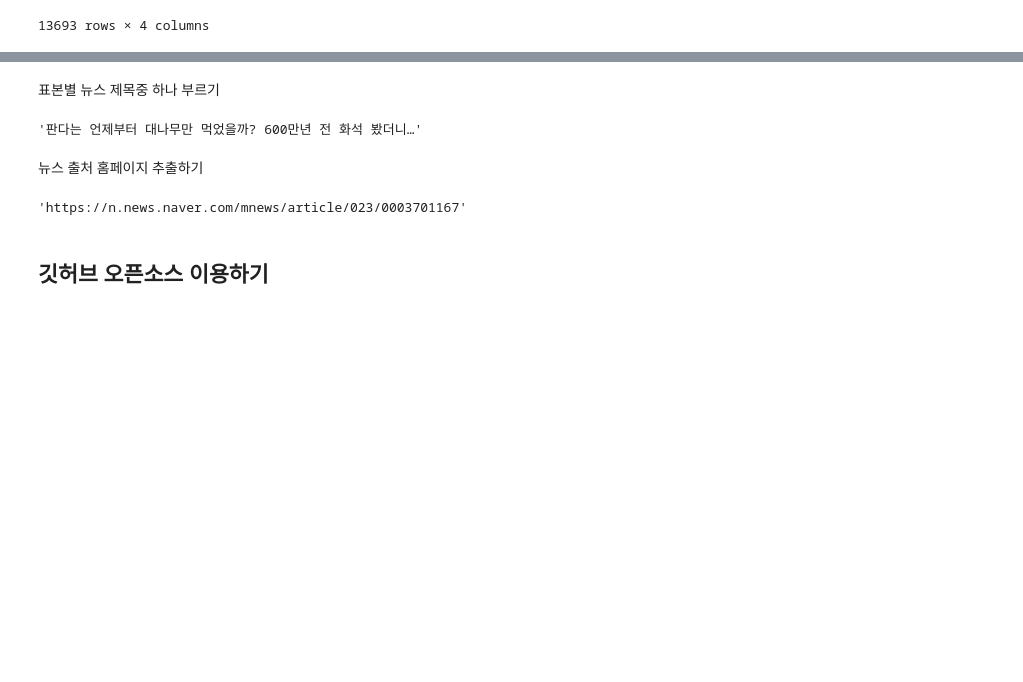
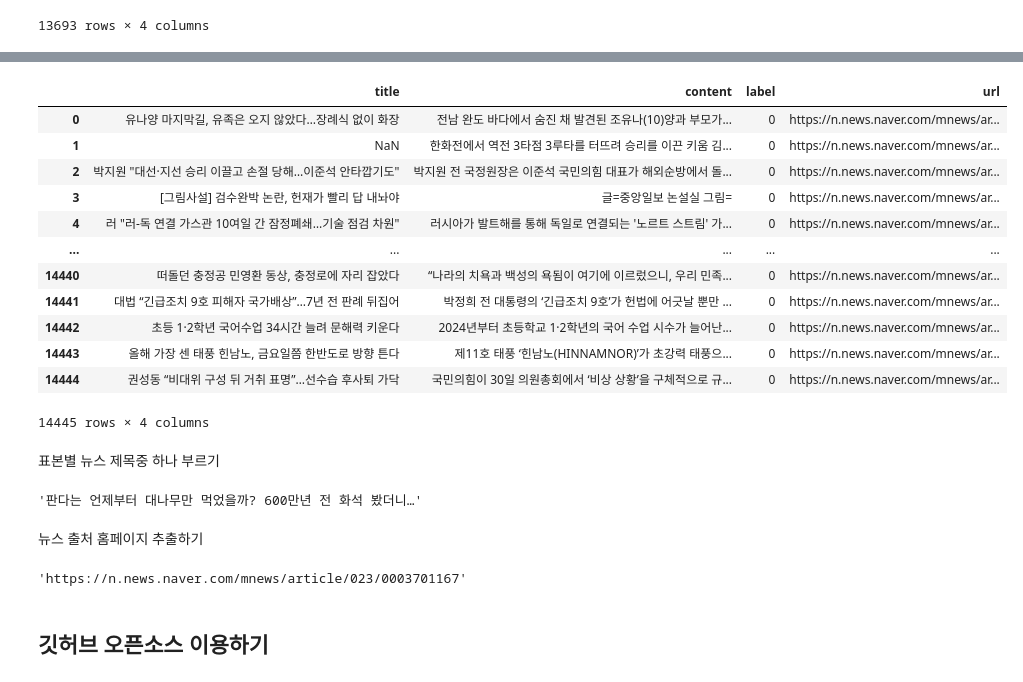
Before and after one commit to soldierzeus/bigdata_thunder, a Jupyter notebook: bigdata2/practice_bigdata_project.ipynb, the cells around one changed output, grey strips where cells are left out. Saved outputs shown, nothing was run; the diff lists cells and outputs as text; code cells hidden in the pictures; blank space fills up the shorter version.

```diff
--- a/bigdata2/practice_bigdata_project.ipynb
+++ b/bigdata2/practice_bigdata_project.ipynb
@@ -37,0 +70,16 @@ chosun_eilbo_database
+# %%
+midlle_eilbo_database
+# %% [output]
+|  | title | content | label | url |
+| 0 | 유나양 마지막길, 유족은 오지 않았다…장례식 없이 화장 | 전남 완도 바다에서 숨진 채 발견된 조유나(10)양과 부모가... | 0 | https://n.news.naver.com/mnews/ar... |
+| 1 | NaN | 한화전에서 역전 3타점 3루타를 터뜨려 승리를 이끈 키움 김... | 0 | https://n.news.naver.com/mnews/ar... |
+| 2 | 박지원 "대선·지선 승리 이끌고 손절 당해…이준석 안타깝기도" | 박지원 전 국정원장은 이준석 국민의힘 대표가 해외순방에서 돌... | 0 | https://n.news.naver.com/mnews/ar... |
+| 3 | [그림사설] 검수완박 논란, 헌재가 빨리 답 내놔야 | 글=중앙일보 논설실 그림= | 0 | https://n.news.naver.com/mnews/ar... |
+| 4 | 러 "러-독 연결 가스관 10여일 간 잠정폐쇄…기술 점검 차원" | 러시아가 발트해를 통해 독일로 연결되는 '노르트 스트림' 가... | 0 | https://n.news.naver.com/mnews/ar... |
+| ... | ... | ... | ... | ... |
+| 14440 | 떠돌던 충정공 민영환 동상, 충정로에 자리 잡았다 | “나라의 치욕과 백성의 욕됨이 여기에 이르렀으니, 우리 민족... | 0 | https://n.news.naver.com/mnews/ar... |
+| 14441 | 대법 “긴급조치 9호 피해자 국가배상”…7년 전 판례 뒤집어 | 박정희 전 대통령의 ‘긴급조치 9호’가 헌법에 어긋날 뿐만 ... | 0 | https://n.news.naver.com/mnews/ar... |
+| 14442 | 초등 1·2학년 국어수업 34시간 늘려 문해력 키운다 | 2024년부터 초등학교 1·2학년의 국어 수업 시수가 늘어난... | 0 | https://n.news.naver.com/mnews/ar... |
+| 14443 | 올해 가장 센 태풍 힌남노, 금요일쯤 한반도로 방향 튼다 | 제11호 태풍 ‘힌남노(HINNAMNOR)’가 초강력 태풍으... | 0 | https://n.news.naver.com/mnews/ar... |
+| 14444 | 권성동 “비대위 구성 뒤 거취 표명”…선수습 후사퇴 가닥 | 국민의힘이 30일 의원총회에서 ‘비상 상황’을 구체적으로 규... | 0 | https://n.news.naver.com/mnews/ar... |
+14445 rows × 4 columns
```
Also changed, not shown: parts of 33 cells of this notebook.
